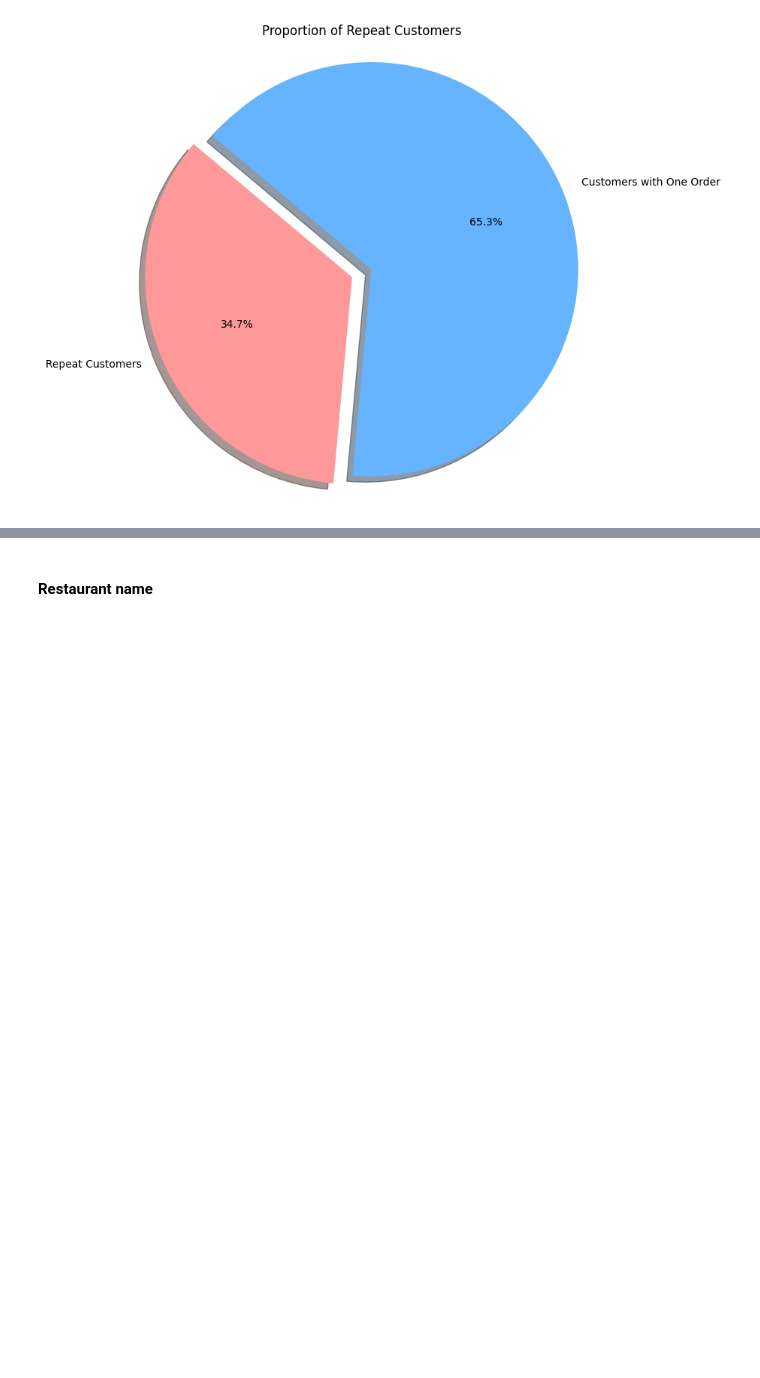
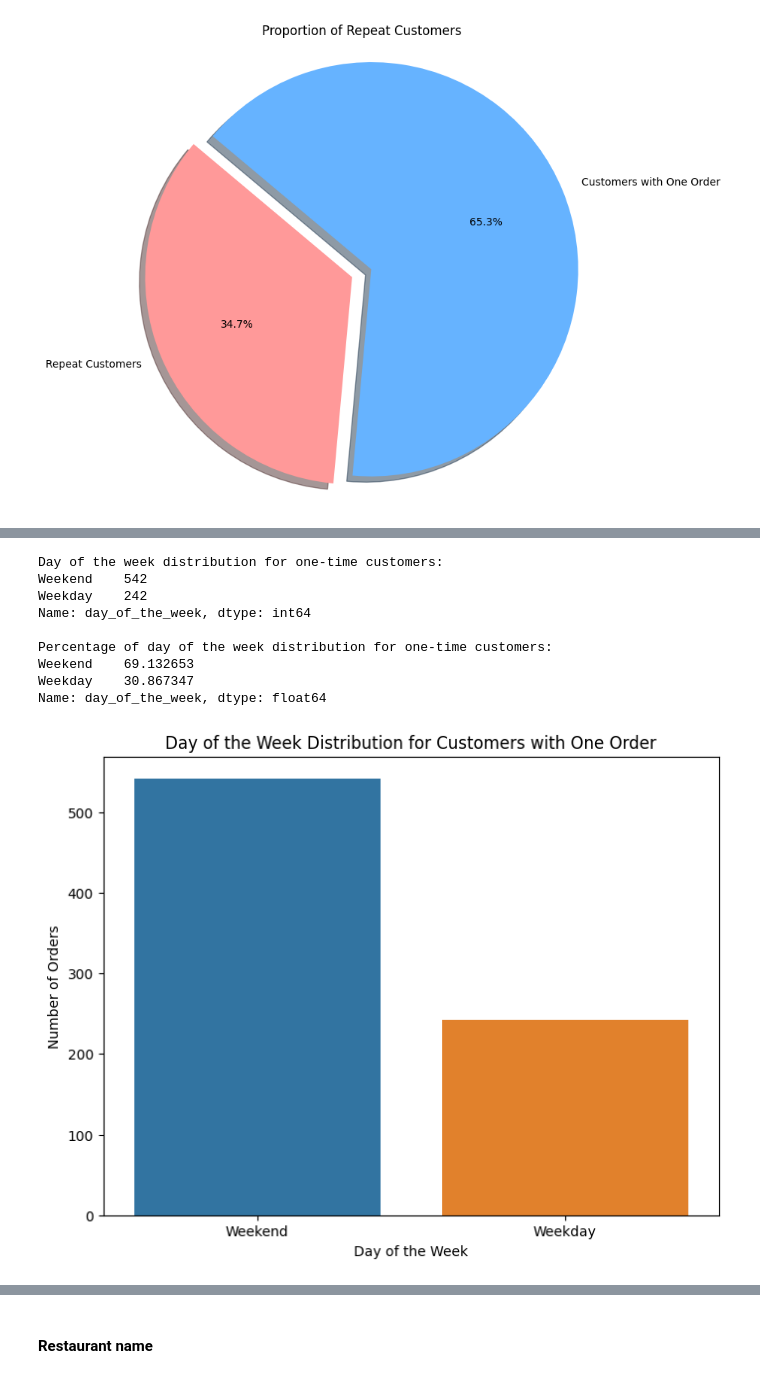
Before and after one commit to RashmiJK/PGP-AIML-FoodHub-EDA, a Jupyter notebook: analyze_foodhub_orders.ipynb, the cells around one changed output, grey strips where cells are left out. Cells and saved outputs as stored; diff of their text form; code cells hidden in the pictures; blank space fills up the shorter version.

```diff
--- a/analyze_foodhub_orders.ipynb
+++ b/analyze_foodhub_orders.ipynb
@@ -277,3 +349,28 @@ plt.show()
+# %%
+# 4. Analyze the relationship with the day of the week for one-time customers
+print("\nDay of the week distribution for one-time customers:")
+print(df_one_time['day_of_the_week'].value_counts())
+print("\nPercentage of day of the week distribution for one-time customers:")
+print(df_one_time['day_of_the_week'].value_counts(normalize=True) * 100)
+
+# Visualize the day of the week distribution
+plt.figure(figsize=(8, 6))
+sns.countplot(data=df_one_time, x='day_of_the_week', order=df_one_time['day_of_the_week'].value_counts().index, palette='tab10', hue = 'day_of_the_week', legend = False)
+plt.title('Day of the Week Distribution for Customers with One Order')
+plt.xlabel('Day of the Week')
+plt.ylabel('Number of Orders')
+plt.show()
+# %% [output]
+Day of the week distribution for one-time customers:
+Weekend    542
+Weekday    242
+Name: day_of_the_week, dtype: int64
+
+Percentage of day of the week distribution for one-time customers:
+Weekend    69.132653
+Weekday    30.867347
+Name: day_of_the_week, dtype: float64
+[figure, added]
 # %% [markdown]
 Observation -
 * Analysis of 1898 orders indicates they were placed by 1200 unique customers.
```
Also changed, not shown: parts of 5 cells of this notebook.
